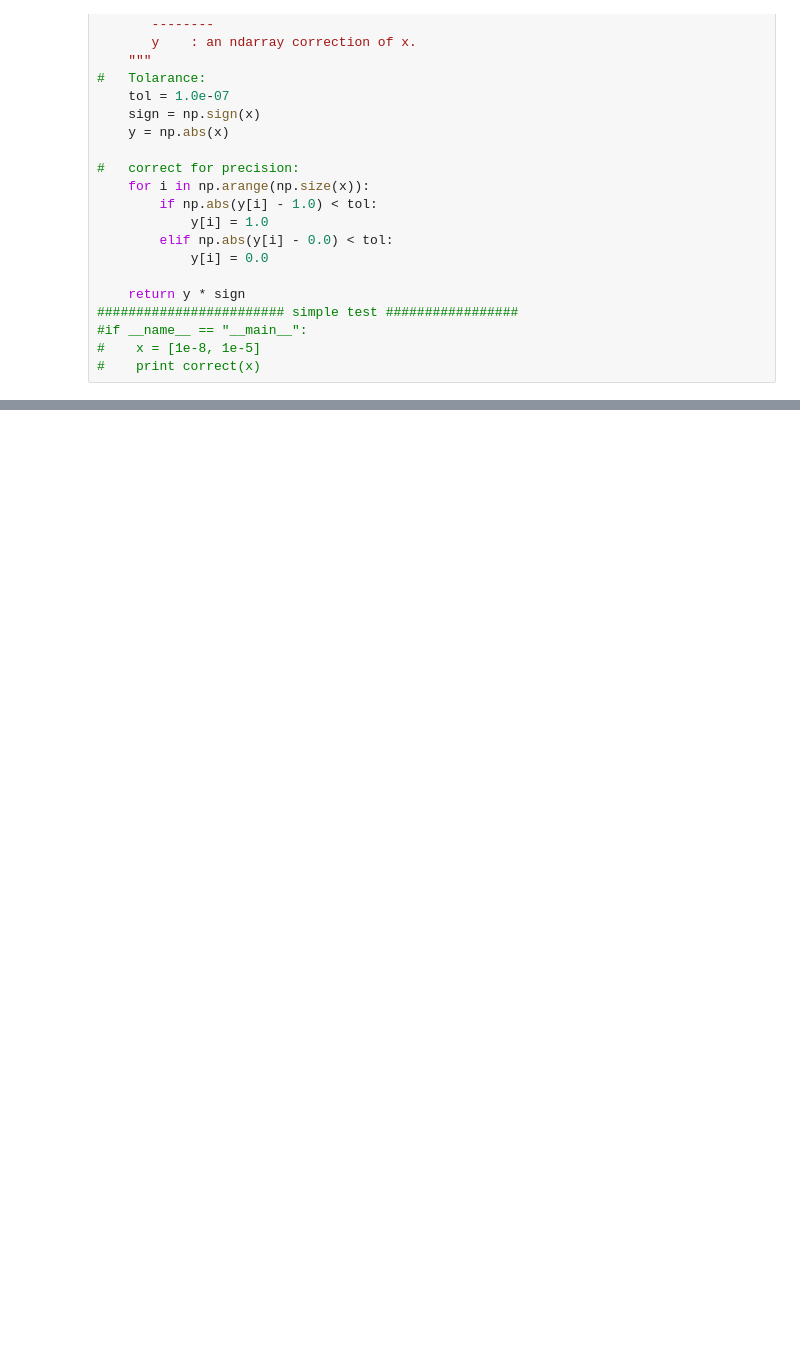
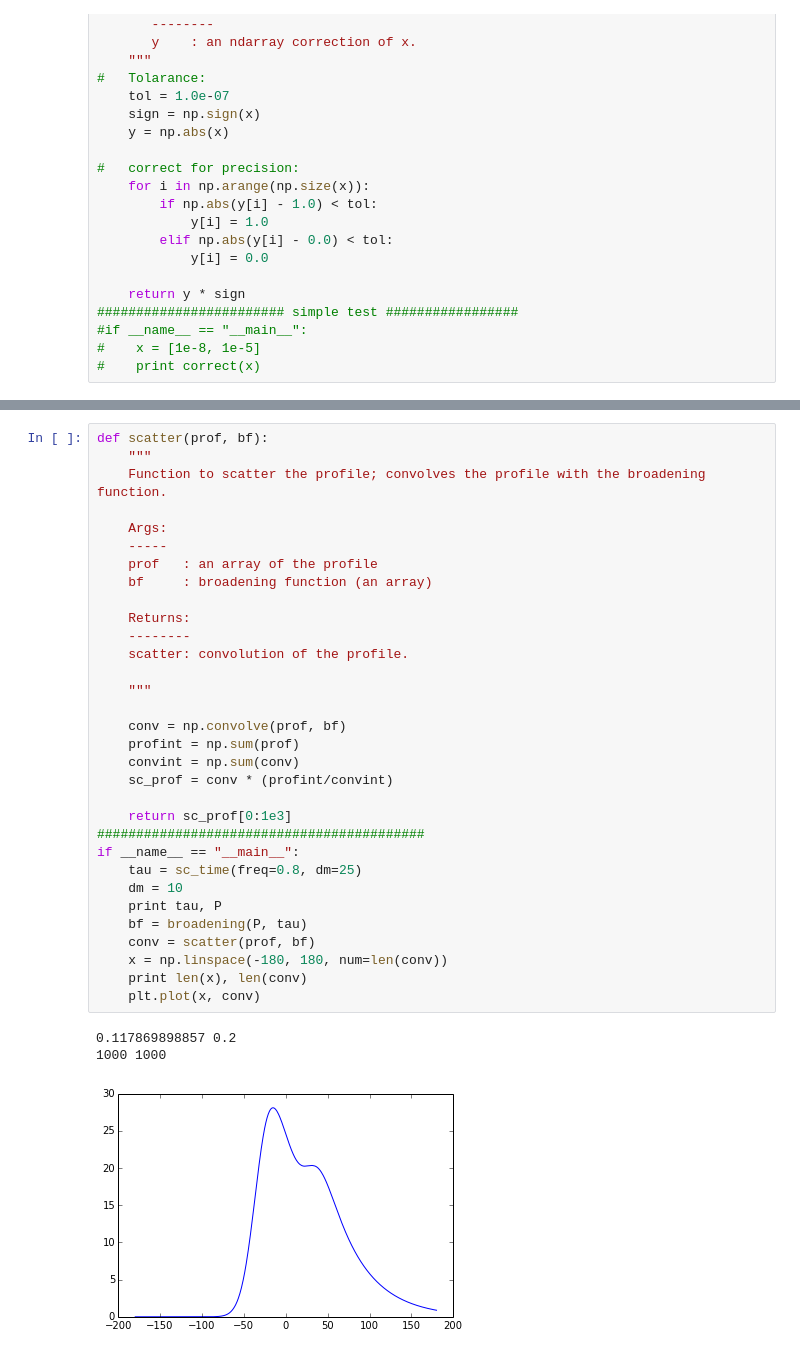
Before and after one commit to Isabella-Dineo/beam_py, a Jupyter notebook: patchbeam_main.ipynb, the cells around one changed output, grey strips where cells are left out. Drawn from its saved outputs; the diff is of its cells as text; blank space fills up the shorter version.

```diff
--- a/patchbeam_main.ipynb
+++ b/patchbeam_main.ipynb
@@ -388,0 +430,36 @@ verbose (y/n)? : n
+# %%
+def scatter(prof, bf):
+    """
+    Function to scatter the profile; convolves the profile with the broadening function.
+
+    Args:
+    -----
+    prof   : an array of the profile
+    bf     : broadening function (an array)
+
+    Returns:
+    --------
+    scatter: convolution of the profile.
+
+    """
+
+    conv = np.convolve(prof, bf)
+    profint = np.sum(prof)
+    convint = np.sum(conv)
+    sc_prof = conv * (profint/convint)
+
+    return sc_prof[0:1e3]
+##########################################
+if __name__ == "__main__":
+    tau = sc_time(freq=0.8, dm=25)
+    dm = 10
+    print tau, P
+    bf = broadening(P, tau)
+    conv = scatter(prof, bf)
+    x = np.linspace(-180, 180, num=len(conv))
+    print len(x), len(conv)
+    plt.plot(x, conv)
+# %% [output]
+0.117869898857 0.2
+1000 1000
+[figure, added]
```
Also changed, not shown: parts of 15 cells of this notebook.
